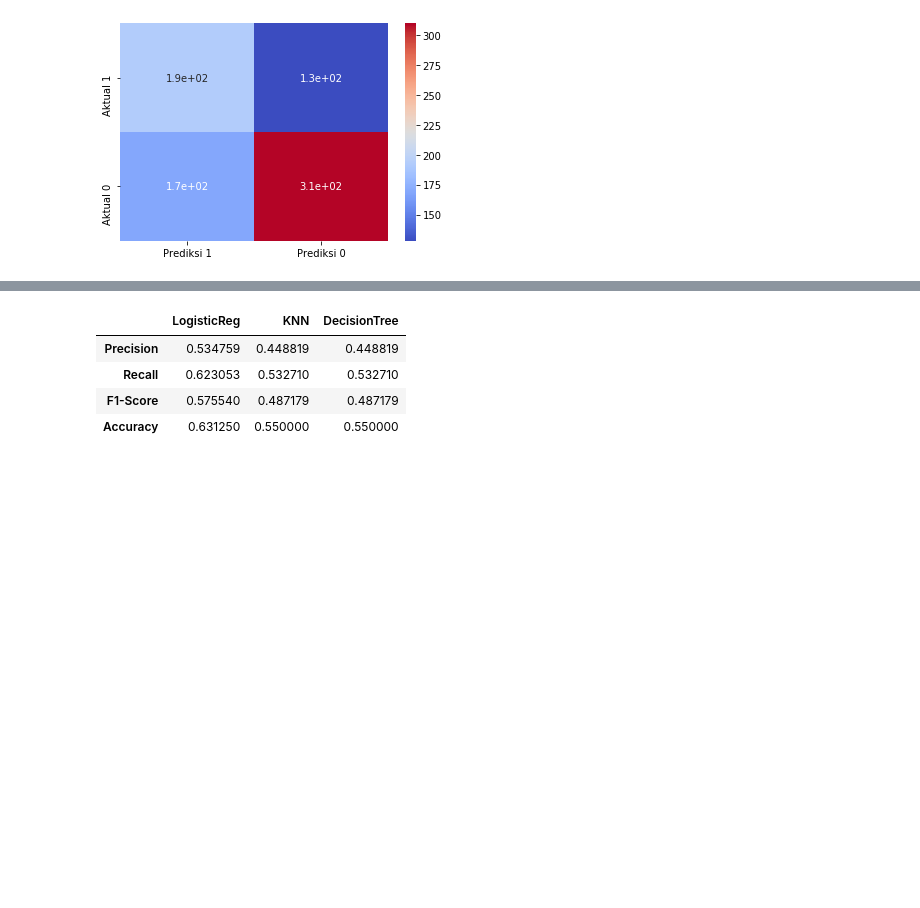
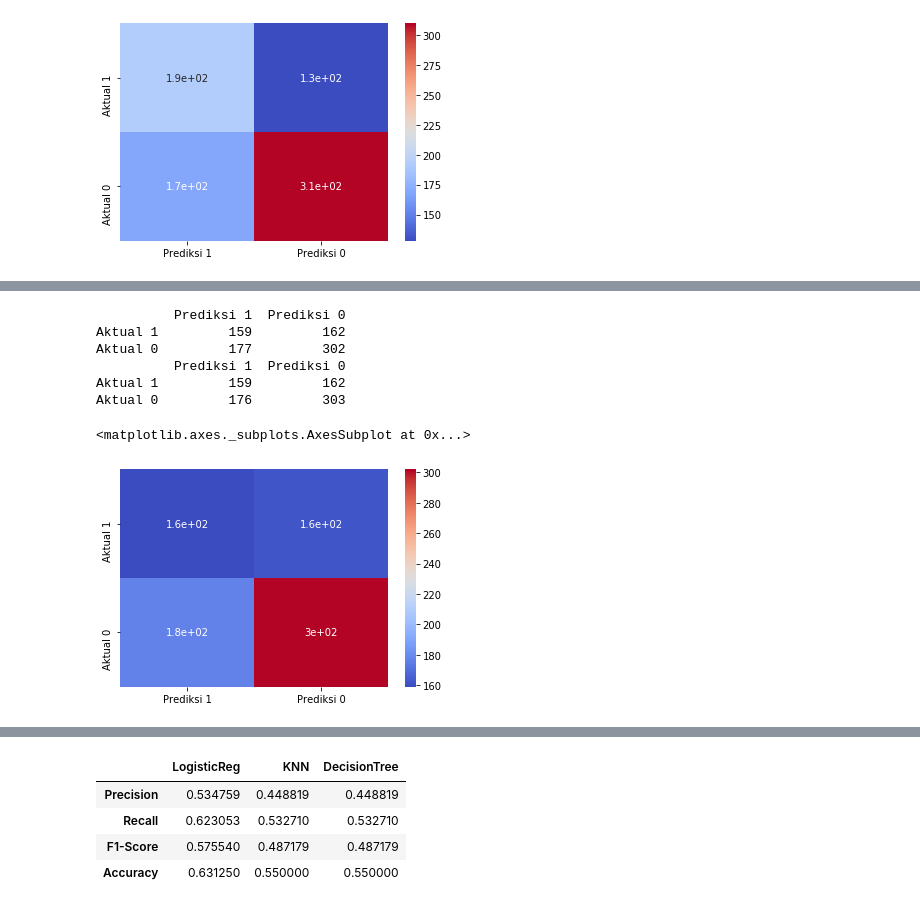
Before and after one commit to kalyanabila/Car-Insurance-Machine-Learning-Project, a Jupyter notebook: Insurance_ML_.ipynb, the cells around one changed output, grey strips where cells are left out. Cells and saved outputs as stored; diff of their text form; code cells hidden in the pictures; blank space fills up the shorter version.

```diff
--- a/Insurance_ML_.ipynb
+++ b/Insurance_ML_.ipynb
@@ -692,0 +695,10 @@ sns.heatmap(df_KNN_tuned, annot =True, cmap= 'coolwarm')
+# %%
+DT_tuned = DecisionTreeClassifier()
+param_DT = {"max_depth": [1, 2, 3, 4, None],
+            "criterion": ["gini", "entropy"]
+           }
+
+model_DT_tuned = GridSearchCV(estimator = DT_tuned, param_grid = param_DT, cv = 3,
+                          n_jobs = -1 , verbose = 1, scoring = 'recall')
+
+model_DT_tuned.fit(X_train_sm, y_train_sm)
@@ -692,0 +727,14 @@ sns.heatmap(df_KNN_tuned, annot =True, cmap= 'coolwarm')
+# %%
+DT_tuned_ = model_DT_tuned.best_estimator_
+y_pred_DT_tuned = model_DT_tuned.predict(X_test)
+y_pred_DT_train_tuned = model_DT_tuned.predict(X_train_sm)
+
+precision_DT_tuned = precision_score(y_test, y_pred_DT_tuned)
+recall_DT_tuned = recall_score(y_test, y_pred_DT_tuned)
+acc_DT_tuned = accuracy_score(y_test, y_pred_DT_tuned)
+f1score_DT_tuned = f1_score(y_test, y_pred_DT_tuned)
+
+recall_DT_train_tuned = recall_score(y_train_sm, y_pred_DT_train_tuned)
+
+print(f"Train Recall DT Tuned : {recall_DT_train_tuned}")
+print(f"Test Recall DT Tuned : {recall_DT_tuned}")
@@ -692,0 +756,17 @@ sns.heatmap(df_KNN_tuned, annot =True, cmap= 'coolwarm')
+# %%
+cm_DT_tuned = confusion_matrix(y_test, y_pred_DT_tuned, labels = [1,0])
+df_DT_tuned = pd.DataFrame(data = cm_DT_tuned, index = ['Aktual 1', 'Aktual 0'], columns = ['Prediksi 1', 'Prediksi 0'])
+print(df_DT_tuned)
+print(df_DT)
+# %% [output]
+          Prediksi 1  Prediksi 0
+Aktual 1         159         162
+Aktual 0         177         302
+          Prediksi 1  Prediksi 0
+Aktual 1         159         162
+Aktual 0         176         303
+# %%
+sns.heatmap(df_DT_tuned, annot =True, cmap= 'coolwarm')
+# %% [output]
+<matplotlib.axes._subplots.AxesSubplot at 0x...>
+[figure, added]
```
Also changed, not shown: parts of 10 cells of this notebook, 1 other file.
